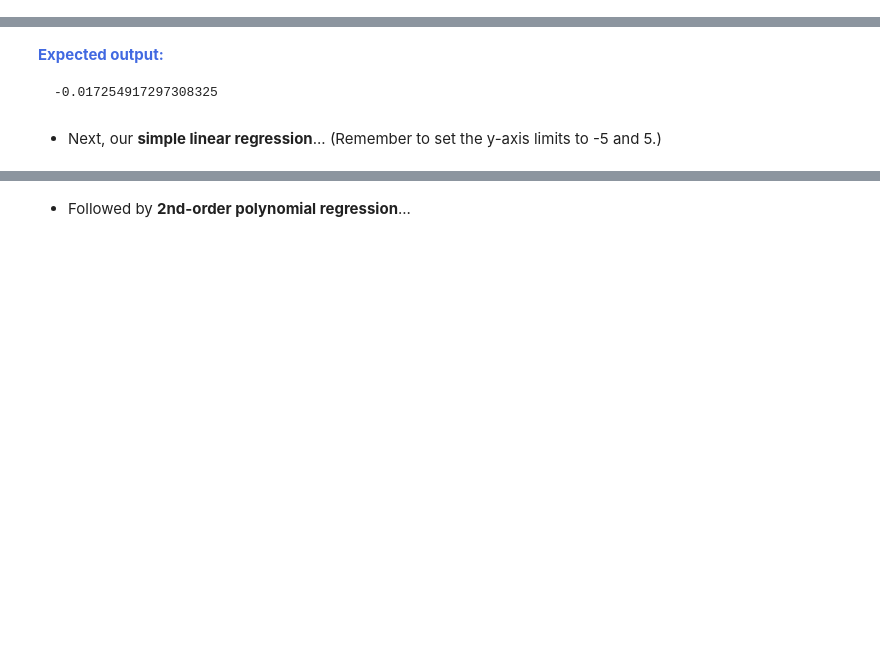
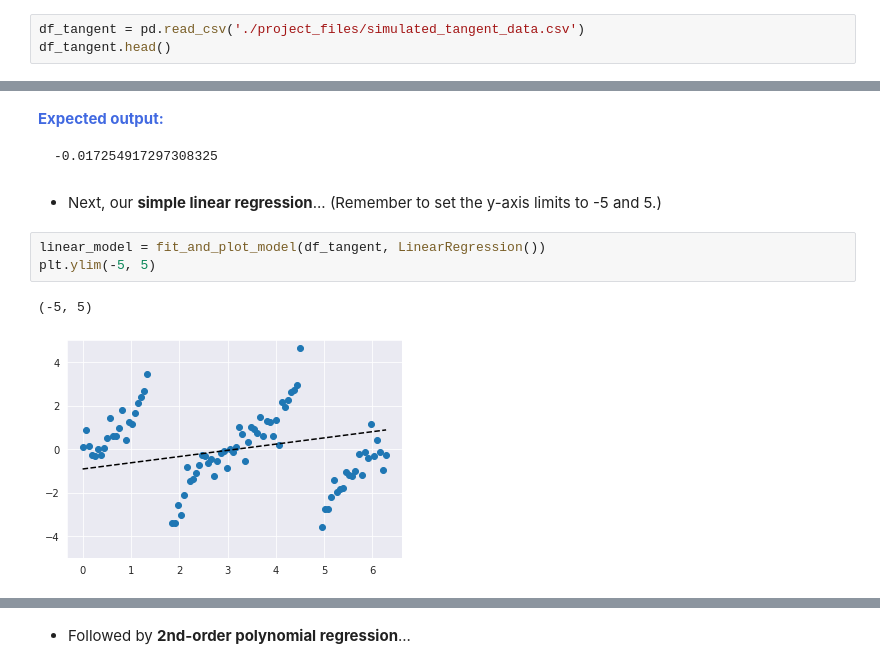
Before and after one commit to cedricsoares/elite_data_science, a Jupyter notebook: 5 - Workbook - The Final Arbiter.ipynb, the cells around one changed output, grey strips where cells are left out. Saved outputs shown, nothing was run; the diff lists cells and outputs as text; blank space fills up the shorter version.

```diff
--- a/5 - Workbook - The Final Arbiter.ipynb
+++ b/5 - Workbook - The Final Arbiter.ipynb
@@ -446,3 +466,6 @@ Before moving on, it's imperative that you've been following along the online Co
 Alright, let's jump right into the noisy tangent dataset we've been working on in the exercises. These next few exercises will allow you to replicate the entire analysis for the noisy tangent dataset and get practice evaluating your models.
 
 #### A.) First, import <code>'simulated_tangent_data.csv'</code> and display the first 5 observations.
+# %%
+df_tangent = pd.read_csv('./project_files/simulated_tangent_data.csv')
+df_tangent.head()
@@ -495,6 +530,12 @@ Alright, let's jump right into the noisy tangent dataset we've been working on i
 </pre>
 # %% [markdown]
 * Next, our **simple linear regression**... (Remember to set the y-axis limits to -5 and 5.)
+# %%
+linear_model = fit_and_plot_model(df_tangent, LinearRegression())
+plt.ylim(-5, 5)
+# %% [output]
+(-5, 5)
+[figure, added]
 # %% [markdown]
 <strong style="color:RoyalBlue">Expected output:</strong>
 <img src="embedded-picture-1">
```
Also changed, not shown: parts of 28 cells of this notebook.
